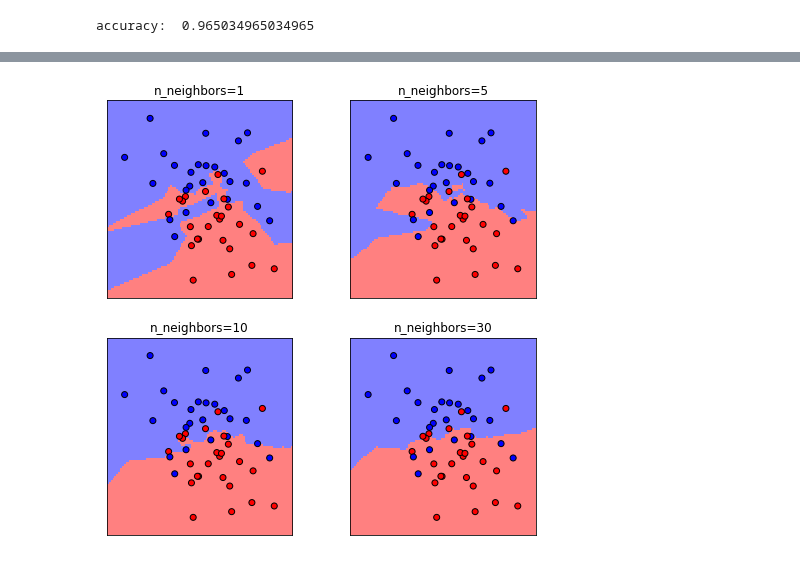
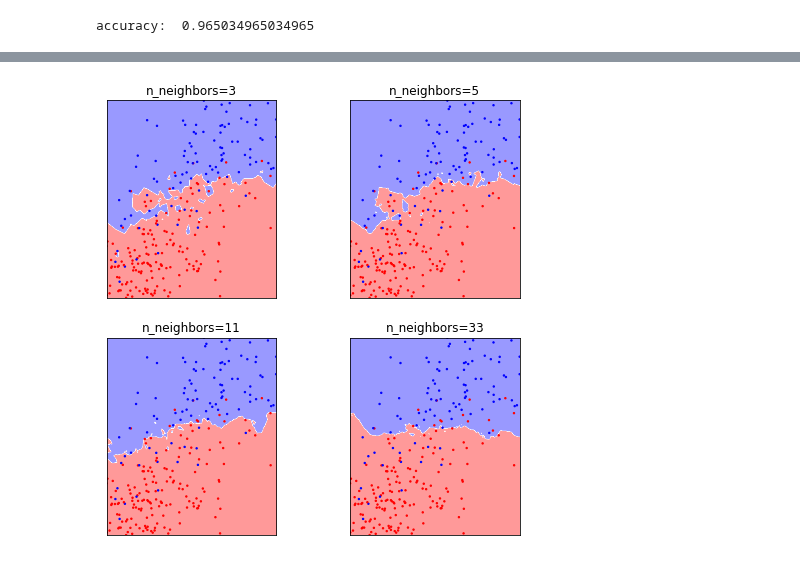
Before and after one commit to amueller/aml, a Jupyter notebook: 01-ml-workflow/02-supervised-learning.ipynb, the cells around one changed output, grey strips where cells are left out. Saved outputs shown, nothing was run; the diff lists cells and outputs as text; code cells hidden in the pictures.

```diff
--- a/01-ml-workflow/02-supervised-learning.ipynb
+++ b/01-ml-workflow/02-supervised-learning.ipynb
@@ -274,9 +274,0 @@ Luckily it's usually clear from context which one is meant.
-# %%
-from sklearn.model_selection import train_test_split
-X_train, X_test, y_train, y_test = train_test_split(X, y)
-
-from sklearn.neighbors import KNeighborsClassifier
-knn = KNeighborsClassifier(n_neighbors=1)
-knn.fit(X_train, y_train)
-print("accuracy: ", knn.score(X_test, y_test))
-y_pred = knn.predict(X_test)
@@ -351,0 +275,12 @@ which can not be learned directly from the data.
+# %%
+import sys
+sys.path.append("..")
+from utils import plot_2d_classification
+
+fig, ax = plt.subplots(figsize=(5, 5))
+clf = KNeighborsClassifier(n_neighbors=1).fit(X_train[['mean compactness', 'worst concave points']], y_train)
+ax.scatter(X_train['mean compactness'], X_train['worst concave points'], c=y_train, cmap='bwr', s=2)
+plot_2d_classification(clf, np.array(X_train[['mean compactness', 'worst concave points']]), ax=ax, alpha=.4, cmap='bwr')
+ax.set_aspect("equal")
+ax.set_xlim(0.05, 0.17)
+ax.set_ylim(0.06, 0.2)
@@ -352,15 +295,12 @@ which can not be learned directly from the data.
 # %%
-import sys
-sys.path.append("..")
-from utils import plot_2d_classification
-import numpy as np
-
 fig, axes = plt.subplots(2, 2, figsize=(8, 8))
-for ax, n_neighbors in zip(axes.ravel(), [1, 5, 10, 30]):
+for ax, n_neighbors in zip(axes.ravel(), [3, 5, 11, 33]):
     ax.set_title(f"n_neighbors={n_neighbors}")
-    clf = KNeighborsClassifier(n_neighbors=n_neighbors).fit(X, y)
-    ax.scatter(X[:, 0], X[:, 1], c=y, edgecolor='k')
-    plot_2d_classification(clf, X, ax=ax, alpha=.5)
+    clf = KNeighborsClassifier(n_neighbors=n_neighbors).fit(X_train[['mean compactness', 'worst concave points']], y_train)
+    ax.scatter(X_train['mean compactness'], X_train['worst concave points'], c=y_train, cmap='bwr', s=2)
+    plot_2d_classification(clf, np.array(X_train[['mean compactness', 'worst concave points']]), ax=ax, alpha=.4, cmap='bwr')
     ax.set_aspect("equal")
+    ax.set_xlim(0.05, 0.17)
+    ax.set_ylim(0.06, 0.2)
 # %% [output]
-[figure, old version]
+[figure, new version]
```
Also changed, not shown: parts of 10 cells of this notebook.
